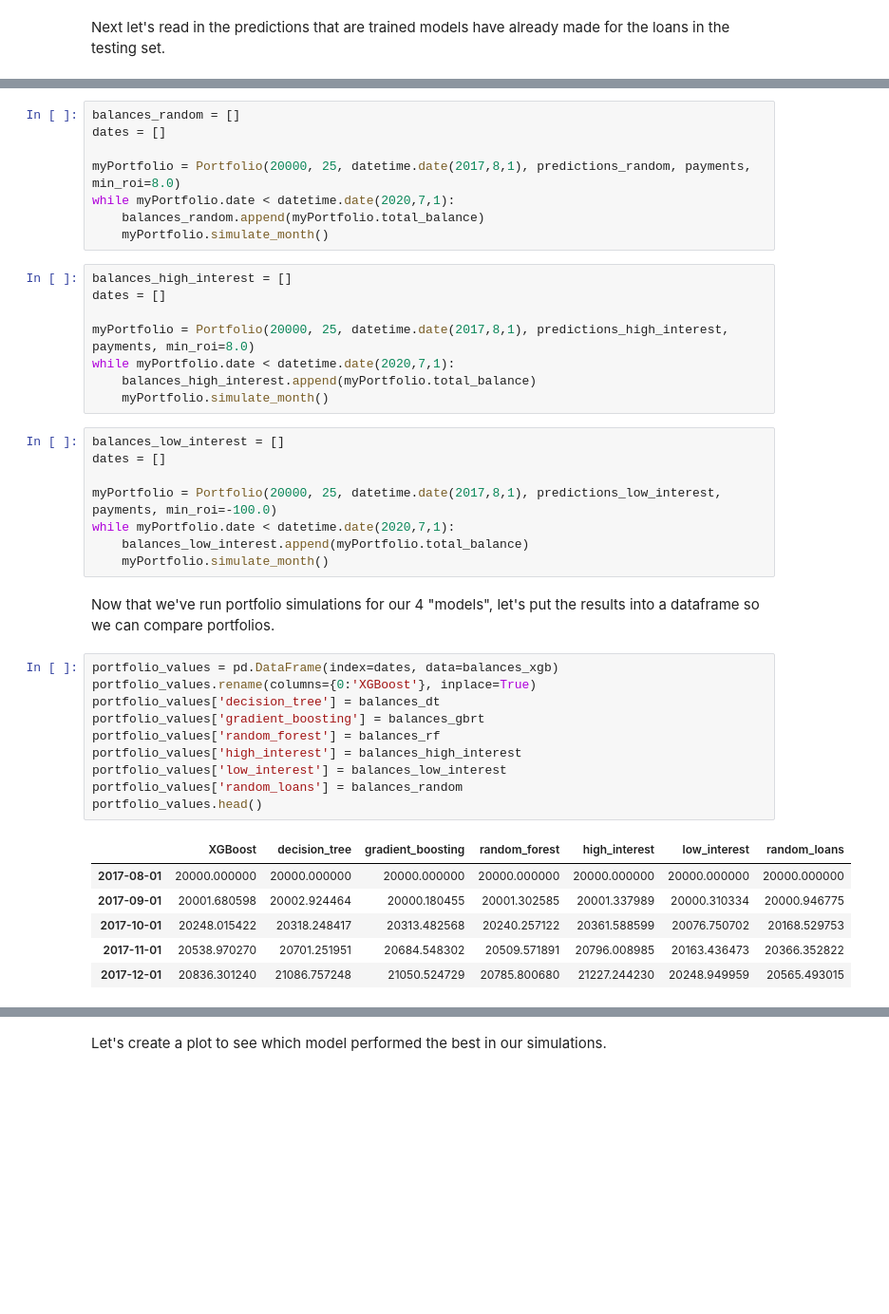
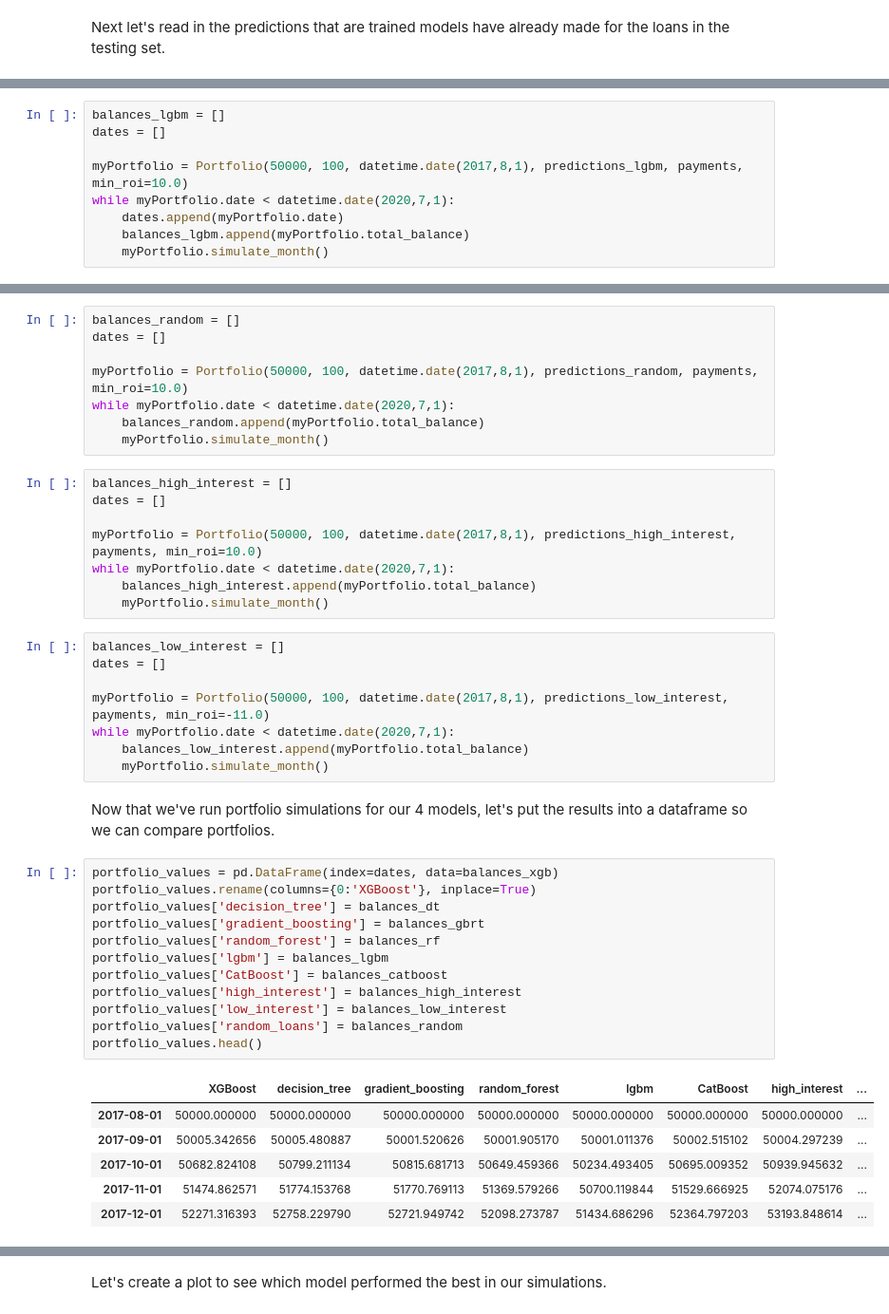
Before and after one commit to Booleans/consumer-loan-investment-strategy-simulator, a Jupyter notebook: Simulation.ipynb, the cells around one changed output, grey strips where cells are left out. Shown: that part at 95% size. Drawn from its saved outputs; the diff is of its cells as text; blank space fills up the shorter version.

```diff
--- a/Simulation.ipynb
+++ b/Simulation.ipynb
@@ -93,0 +109,9 @@ while myPortfolio.date < datetime.date(2020,7,1):
+# %%
+balances_lgbm = []
+dates = []
+
+myPortfolio = Portfolio(50000, 100, datetime.date(2017,8,1), predictions_lgbm, payments, min_roi=10.0)
+while myPortfolio.date < datetime.date(2020,7,1):
+    dates.append(myPortfolio.date)
+    balances_lgbm.append(myPortfolio.total_balance)
+    myPortfolio.simulate_month()
@@ -95,7 +143,7 @@ while myPortfolio.date < datetime.date(2020,7,1):
 balances_random = []
 dates = []
 
-myPortfolio = Portfolio(20000, 25, datetime.date(2017,8,1), predictions_random, payments, min_roi=8.0)
+myPortfolio = Portfolio(50000, 100, datetime.date(2017,8,1), predictions_random, payments, min_roi=10.0)
 while myPortfolio.date < datetime.date(2020,7,1):
     balances_random.append(myPortfolio.total_balance)
     myPortfolio.simulate_month()
@@ -103,7 +151,7 @@ while myPortfolio.date < datetime.date(2020,7,1):
 balances_high_interest = []
 dates = []
 
-myPortfolio = Portfolio(20000, 25, datetime.date(2017,8,1), predictions_high_interest, payments, min_roi=8.0)
+myPortfolio = Portfolio(50000, 100, datetime.date(2017,8,1), predictions_high_interest, payments, min_roi=10.0)
 while myPortfolio.date < datetime.date(2020,7,1):
     balances_high_interest.append(myPortfolio.total_balance)
     myPortfolio.simulate_month()
@@ -111,26 +159,28 @@ while myPortfolio.date < datetime.date(2020,7,1):
 balances_low_interest = []
 dates = []
 
-myPortfolio = Portfolio(20000, 25, datetime.date(2017,8,1), predictions_low_interest, payments, min_roi=-100.0)
+myPortfolio = Portfolio(50000, 100, datetime.date(2017,8,1), predictions_low_interest, payments, min_roi=-11.0)
 while myPortfolio.date < datetime.date(2020,7,1):
     balances_low_interest.append(myPortfolio.total_balance)
     myPortfolio.simulate_month()
 # %% [markdown]
-Now that we've run portfolio simulations for our 4 "models", let's put the results into a dataframe so we can compare portfolios.
+Now that we've run portfolio simulations for our 4 models, let's put the results into a dataframe so we can compare portfolios.
 # %%
 portfolio_values = pd.DataFrame(index=dates, data=balances_xgb)
 portfolio_values.rename(columns={0:'XGBoost'}, inplace=True)
 portfolio_values['decision_tree'] = balances_dt
 portfolio_values['gradient_boosting'] = balances_gbrt
 portfolio_values['random_forest'] = balances_rf
+portfolio_values['lgbm'] = balances_lgbm
+portfolio_values['CatBoost'] = balances_catboost
 portfolio_values['high_interest'] = balances_high_interest
 portfolio_values['low_interest'] = balances_low_interest
 portfolio_values['random_loans'] = balances_random
 portfolio_values.head()
 # %% [output]
-|  | XGBoost | decision_tree | gradient_boosting | random_forest | high_interest | low_interest | random_loans |
-| 2017-08-01 | 20000.000000 | 20000.000000 | 20000.000000 | 20000.000000 | 20000.000000 | 20000.000000 | 20000.000000 |
-| 2017-09-01 | 20001.680598 | 20002.924464 | 20000.180455 | 20001.302585 | 20001.337989 | 20000.310334 | 20000.946775 |
-| 2017-10-01 | 20248.015422 | 20318.248417 | 20313.482568 | 20240.257122 | 20361.588599 | 20076.750702 | 20168.529753 |
-| 2017-11-01 | 20538.970270 | 20701.251951 | 20684.548302 | 20509.571891 | 20796.008985 | 20163.436473 | 20366.352822 |
-| 2017-12-01 | 20836.301240 | 21086.757248 | 21050.524729 | 20785.800680 | 21227.244230 | 20248.949959 | 20565.493015 |
+|  | XGBoost | decision_tree | gradient_boosting | random_forest | lgbm | CatBoost | high_interest | ... |
+| 2017-08-01 | 50000.000000 | 50000.000000 | 50000.000000 | 50000.000000 | 50000.000000 | 50000.000000 | 50000.000000 | ... |
+| 2017-09-01 | 50005.342656 | 50005.480887 | 50001.520626 | 50001.905170 | 50001.011376 | 50002.515102 | 50004.297239 | ... |
+| 2017-10-01 | 50682.824108 | 50799.211134 | 50815.681713 | 50649.459366 | 50234.493405 | 50695.009352 | 50939.945632 | ... |
+| 2017-11-01 | 51474.862571 | 51774.153768 | 51770.769113 | 51369.579266 | 50700.119844 | 51529.666925 | 52074.075176 | ... |
+| 2017-12-01 | 52271.316393 | 52758.229790 | 52721.949742 | 52098.273787 | 51434.686296 | 52364.797203 | 53193.848614 | ... |
```
Also changed, not shown: parts of 15 cells of this notebook, 2 other files.
